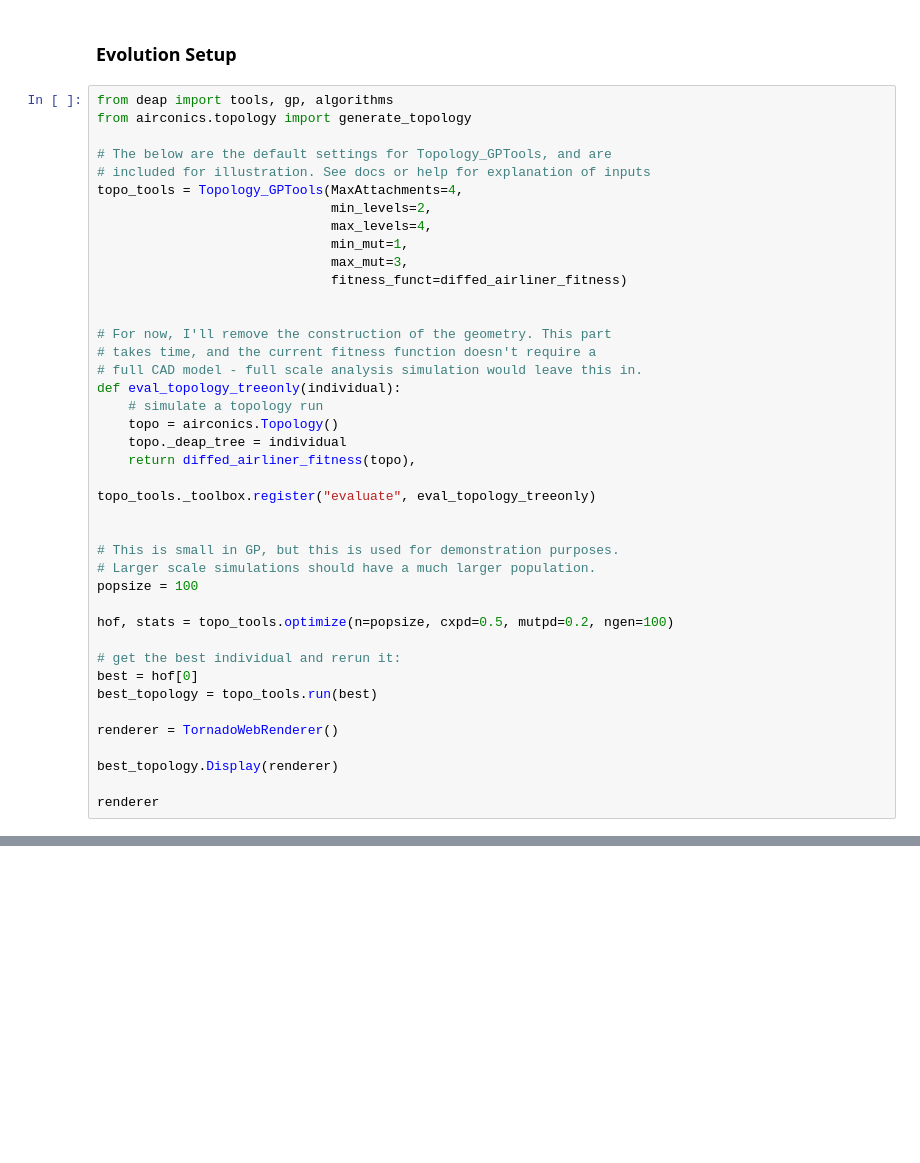
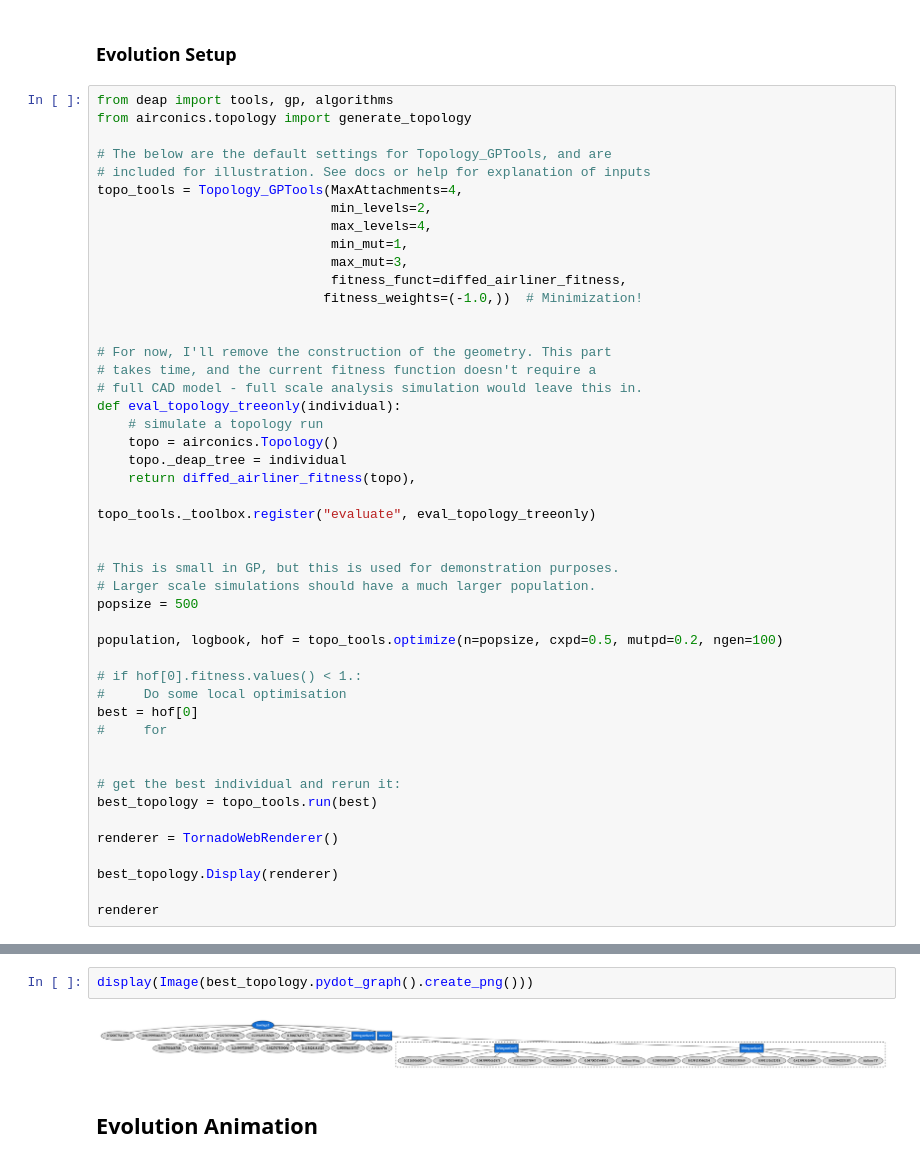
Before and after one commit to p-chambers/occ_airconics, a Jupyter notebook: examples/notebooks/evolve_aircraft_configuration.ipynb, the cells around one changed output, grey strips where cells are left out. Saved outputs shown, nothing was run; the diff lists cells and outputs as text; blank space fills up the shorter version.

Commit message:
Working similarity fitness function in the notebook: produce the 787 type layout with good probability

```diff
--- a/examples/notebooks/evolve_aircraft_configuration.ipynb
+++ b/examples/notebooks/evolve_aircraft_configuration.ipynb
@@ -394,7 +470,8 @@ topo_tools = Topology_GPTools(MaxAttachments=4,
                               max_levels=4,
                               min_mut=1,
                               max_mut=3,
-                              fitness_funct=diffed_airliner_fitness)
+                              fitness_funct=diffed_airliner_fitness,
+                             fitness_weights=(-1.0,))  # Minimization!
 
 
 # For now, I'll remove the construction of the geometry. This part
@@ -411,12 +488,17 @@ topo_tools._toolbox.register("evaluate", eval_topology_treeonly)
 
 # This is small in GP, but this is used for demonstration purposes.
 # Larger scale simulations should have a much larger population.
-popsize = 100
+popsize = 500
 
-hof, stats = topo_tools.optimize(n=popsize, cxpd=0.5, mutpd=0.2, ngen=100)
+population, logbook, hof = topo_tools.optimize(n=popsize, cxpd=0.5, mutpd=0.2, ngen=100)
+
+# if hof[0].fitness.values() < 1.:
+#     Do some local optimisation
+best = hof[0]
+#     for
+
 
 # get the best individual and rerun it:
-best = hof[0]
 best_topology = topo_tools.run(best)
 
 renderer = TornadoWebRenderer()
@@ -426,0 +528,6 @@ renderer
+# %%
+display(Image(best_topology.pydot_graph().create_png()))
+# %% [output]
+[figure, added]
+# %% [markdown]
+## Evolution Animation
```
Also changed, not shown: parts of 16 cells of this notebook, 2 other files.
